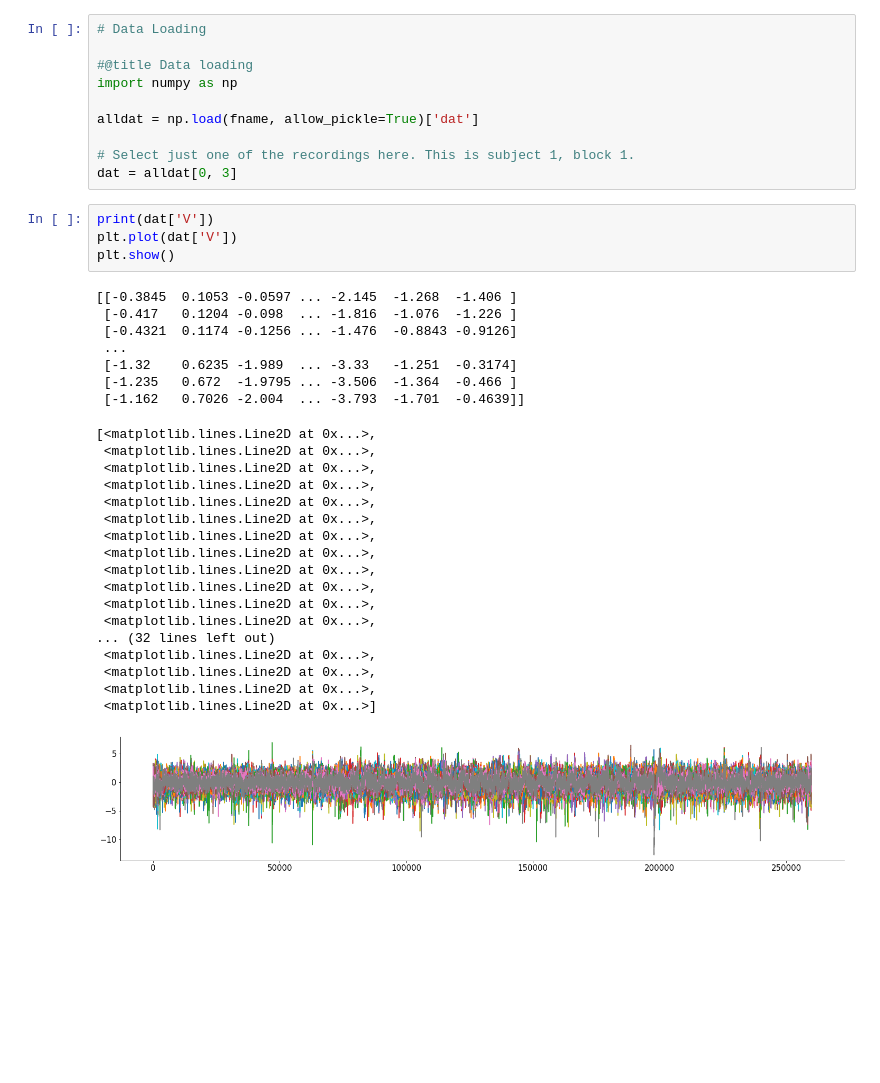
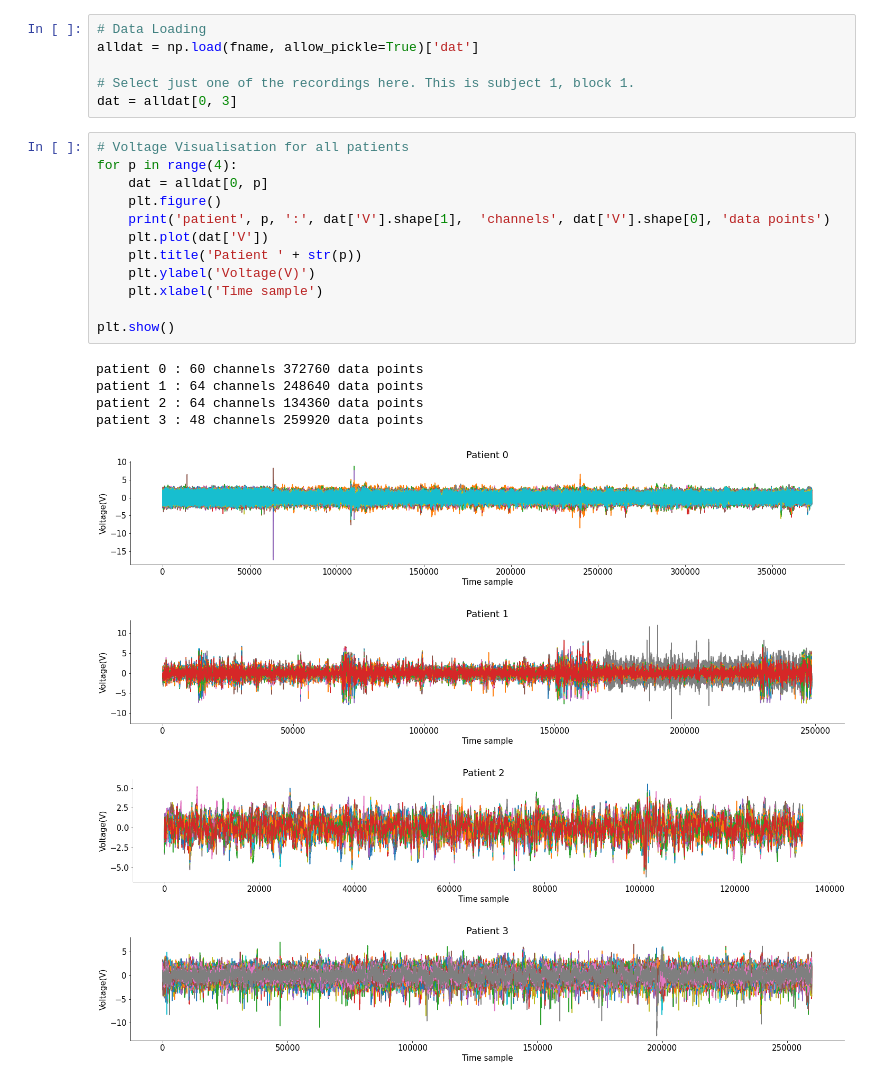
Before and after one commit to rnatarajan98/eCoG_Joystick_Analysis, a Jupyter notebook: Visualisation.ipynb, the cells around one changed output. Cells and saved outputs as stored; diff of their text form; blank space fills up the shorter version.

```diff
--- a/Visualisation.ipynb
+++ b/Visualisation.ipynb
@@ -72,41 +84,28 @@ colourmap_diverge.set_bad("black", alpha=0)
 colourmap.set_bad("black", alpha=0)
 # %%
 # Data Loading
-
-#@title Data loading
-import numpy as np
-
 alldat = np.load(fname, allow_pickle=True)['dat']
 
 # Select just one of the recordings here. This is subject 1, block 1.
 dat = alldat[0, 3]
 # %%
-print(dat['V'])
-plt.plot(dat['V'])
+# Voltage Visualisation for all patients
+for p in range(4):
+    dat = alldat[0, p]
+    plt.figure()
+    print('patient', p, ':', dat['V'].shape[1],  'channels', dat['V'].shape[0], 'data points')
+    plt.plot(dat['V'])
+    plt.title('Patient ' + str(p))
+    plt.ylabel('Voltage(V)')
+    plt.xlabel('Time sample')
+
 plt.show()
 # %% [output]
-[[-0.3845  0.1053 -0.0597 ... -2.145  -1.268  -1.406 ]
- [-0.417   0.1204 -0.098  ... -1.816  -1.076  -1.226 ]
- [-0.4321  0.1174 -0.1256 ... -1.476  -0.8843 -0.9126]
- ...
- [-1.32    0.6235 -1.989  ... -3.33   -1.251  -0.3174]
- [-1.235   0.672  -1.9795 ... -3.506  -1.364  -0.466 ]
- [-1.162   0.7026 -2.004  ... -3.793  -1.701  -0.4639]]
+patient 0 : 60 channels 372760 data points
+patient 1 : 64 channels 248640 data points
+patient 2 : 64 channels 134360 data points
+patient 3 : 48 channels 259920 data points
-[<matplotlib.lines.Line2D at 0x...>,
- <matplotlib.lines.Line2D at 0x...>,
- <matplotlib.lines.Line2D at 0x...>,
- <matplotlib.lines.Line2D at 0x...>,
- <matplotlib.lines.Line2D at 0x...>,
- <matplotlib.lines.Line2D at 0x...>,
- <matplotlib.lines.Line2D at 0x...>,
- <matplotlib.lines.Line2D at 0x...>,
- <matplotlib.lines.Line2D at 0x...>,
- <matplotlib.lines.Line2D at 0x...>,
- <matplotlib.lines.Line2D at 0x...>,
- <matplotlib.lines.Line2D at 0x...>,
-... (32 lines left out)
- <matplotlib.lines.Line2D at 0x...>,
- <matplotlib.lines.Line2D at 0x...>,
- <matplotlib.lines.Line2D at 0x...>,
- <matplotlib.lines.Line2D at 0x...>]
-[figure, old version]
+[figure, new version]
+[figure, added]
+[figure, added]
+[figure, added]
```
Also changed, not shown: parts of 6 cells of this notebook.
